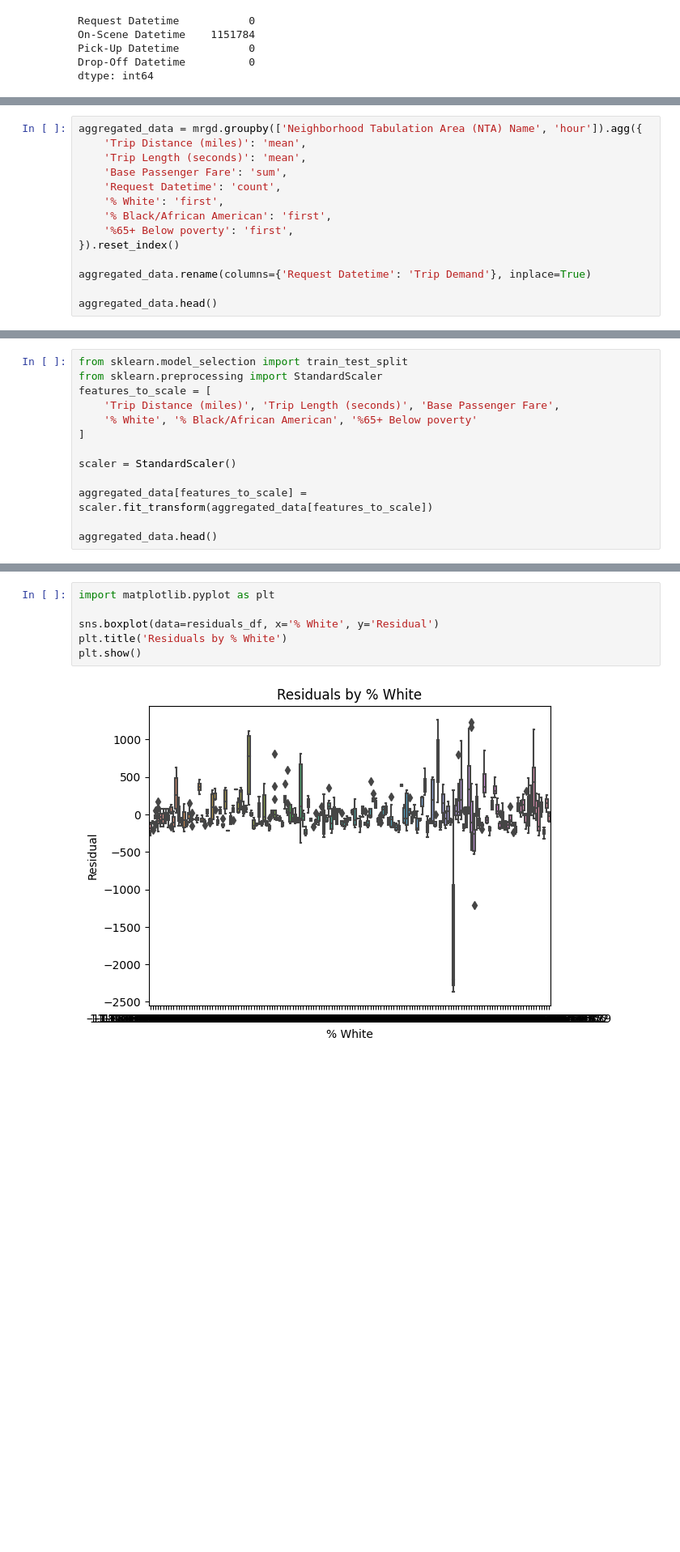
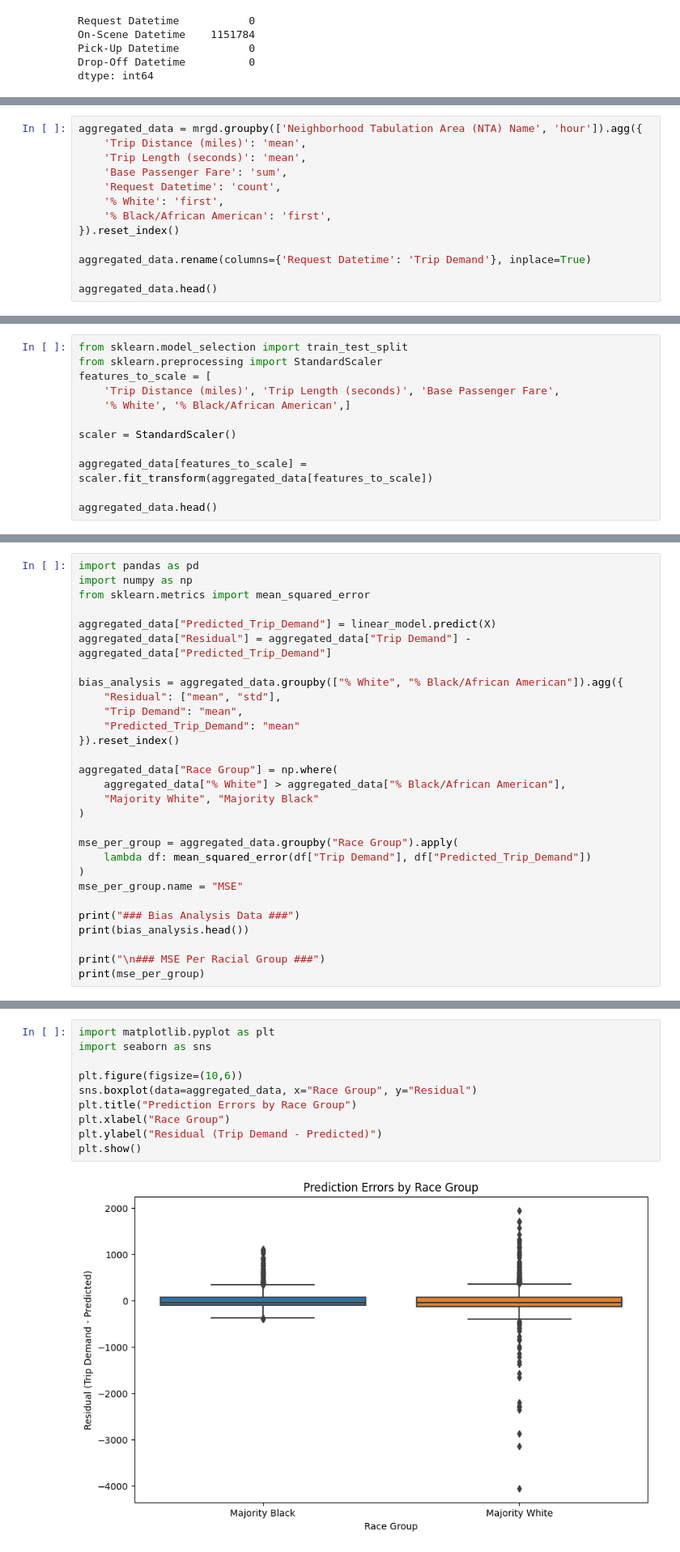
Before and after one commit to gracejiang0929/Bias-Detection-and-Mitigation-in-Ride-Hailing, a Jupyter notebook: model_implement.ipynb, the cells around one changed output, grey strips where cells are left out. Shown: that part at 81% size. Saved outputs shown, nothing was run; the diff lists cells and outputs as text; blank space fills up the shorter version.

Commit message:
model

```diff
--- a/model_implement.ipynb
+++ b/model_implement.ipynb
@@ -353,7 +387,6 @@ aggregated_data = mrgd.groupby(['Neighborhood Tabulation Area (NTA) Name', 'hour
     'Request Datetime': 'count',
     '% White': 'first',
     '% Black/African American': 'first',
-    '%65+ Below poverty': 'first',
 }).reset_index()
 
 aggregated_data.rename(columns={'Request Datetime': 'Trip Demand'}, inplace=True)
@@ -371,8 +406,7 @@ from sklearn.model_selection import train_test_split
 from sklearn.preprocessing import StandardScaler
 features_to_scale = [
     'Trip Distance (miles)', 'Trip Length (seconds)', 'Base Passenger Fare',
-    '% White', '% Black/African American', '%65+ Below poverty'
-]
+    '% White', '% Black/African American',]
 
 scaler = StandardScaler()
 
@@ -447,0 +477,29 @@ print(residuals_by_group)
+# %%
+import pandas as pd
+import numpy as np
+from sklearn.metrics import mean_squared_error
+
+aggregated_data["Predicted_Trip_Demand"] = linear_model.predict(X)
+aggregated_data["Residual"] = aggregated_data["Trip Demand"] - aggregated_data["Predicted_Trip_Demand"]
+
+bias_analysis = aggregated_data.groupby(["% White", "% Black/African American"]).agg({
+    "Residual": ["mean", "std"],
+    "Trip Demand": "mean",
+    "Predicted_Trip_Demand": "mean"
+}).reset_index()
+
+aggregated_data["Race Group"] = np.where(
+    aggregated_data["% White"] > aggregated_data["% Black/African American"],
+    "Majority White", "Majority Black"
+)
+
+mse_per_group = aggregated_data.groupby("Race Group").apply(
+    lambda df: mean_squared_error(df["Trip Demand"], df["Predicted_Trip_Demand"])
+)
+mse_per_group.name = "MSE"
+
+print("### Bias Analysis Data ###")
+print(bias_analysis.head())
+
+print("\n### MSE Per Racial Group ###")
+print(mse_per_group)
@@ -448,8 +524,12 @@ print(residuals_by_group)
 # %%
 import matplotlib.pyplot as plt
+import seaborn as sns
 
-sns.boxplot(data=residuals_df, x='% White', y='Residual')
-plt.title('Residuals by % White')
+plt.figure(figsize=(10,6))
+sns.boxplot(data=aggregated_data, x="Race Group", y="Residual")
+plt.title("Prediction Errors by Race Group")
+plt.xlabel("Race Group")
+plt.ylabel("Residual (Trip Demand - Predicted)")
 plt.show()
 # %% [output]
-[figure, old version]
+[figure, new version]
```
Also changed, not shown: parts of 18 cells of this notebook, 1 other file.
